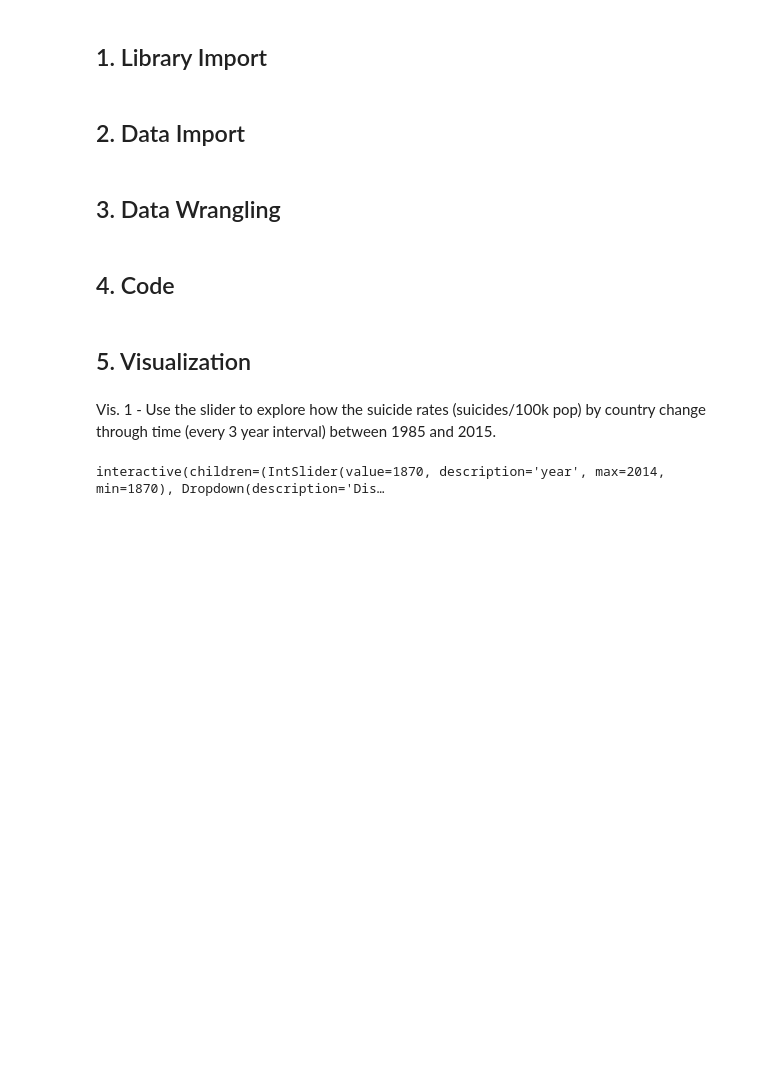
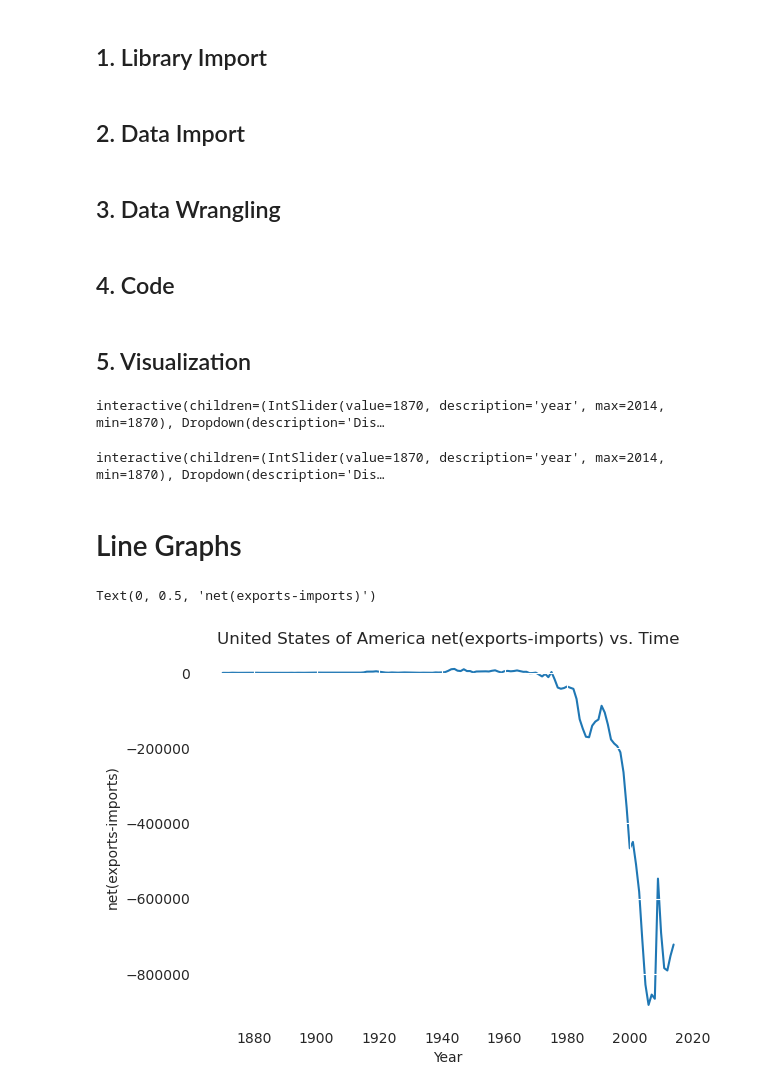
Before and after one commit to ECE-143-FA-2022/Import_Export_demo, a Jupyter notebook: Python_International_Import_Export.ipynb, the cells around one changed output. Cells and saved outputs as stored; diff of their text form; code cells hidden in the pictures; blank space fills up the shorter version.

```diff
--- a/Python_International_Import_Export.ipynb
+++ b/Python_International_Import_Export.ipynb
@@ -73,7 +118,5 @@ mapByYear = interactive(mapImportExportByYear,
 # %% [markdown]
 ## 5. Visualization
-# %% [markdown]
-Vis. 1 - Use the slider to explore how the suicide rates (suicides/100k pop) by country change through time (every 3 year interval) between 1985 and 2015.
 # %%
 mapByYear
 # %% [output]
@@ -80,0 +190,17 @@ interactive(children=(IntSlider(value=1870, description='year', max=2014, min=18
+# %%
+mapByYearAnimation
+# %% [output]
+interactive(children=(IntSlider(value=1870, description='year', max=2014, min=1870), Dropdown(description='Dis…
+# %% [markdown]
+# Line Graphs
+# %%
+country = "United States of America"
+category = "net(exports-imports)"
+plt.figure()
+plt.plot(data2[data2["country"] == country]["year"],data2[data2["country"] == country][category])
+plt.title(country + ' ' + category +" vs. Time")
+plt.xlabel("Year")
+plt.ylabel(category)
+# %% [output]
+Text(0, 0.5, 'net(exports-imports)')
+[figure, added]
```
Also changed, not shown: parts of 2 cells of this notebook.
